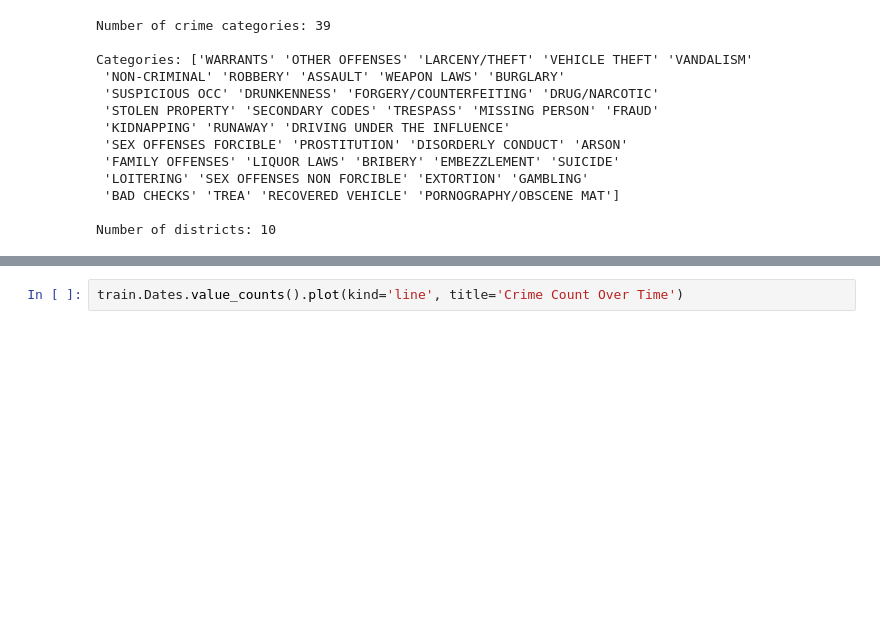
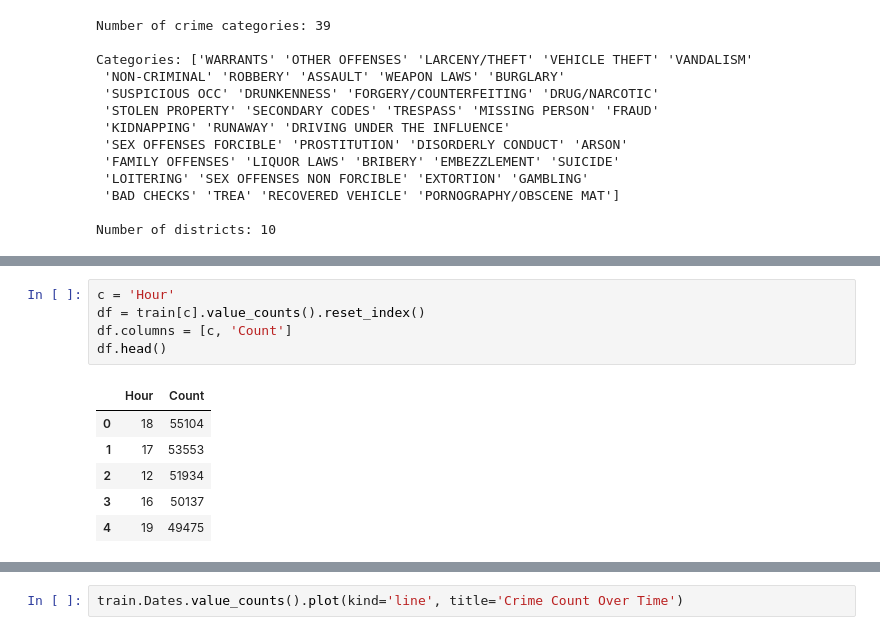
Before and after one commit to carolynamorris/SanFranciscoCrimeClassification, a Jupyter notebook: classification.ipynb, the cells around one changed output, grey strips where cells are left out. Drawn from its saved outputs; the diff is of its cells as text; blank space fills up the shorter version.

```diff
--- a/classification.ipynb
+++ b/classification.ipynb
@@ -122,0 +109,12 @@ for col in barChartCols:
+# %%
+c = 'Hour'
+df = train[c].value_counts().reset_index()
+df.columns = [c, 'Count']
+df.head()
+# %% [output]
+|  | Hour | Count |
+| 0 | 18 | 55104 |
+| 1 | 17 | 53553 |
+| 2 | 12 | 51934 |
+| 3 | 16 | 50137 |
+| 4 | 19 | 49475 |
```
Also changed, not shown: parts of 3 cells of this notebook, 1 other file.
